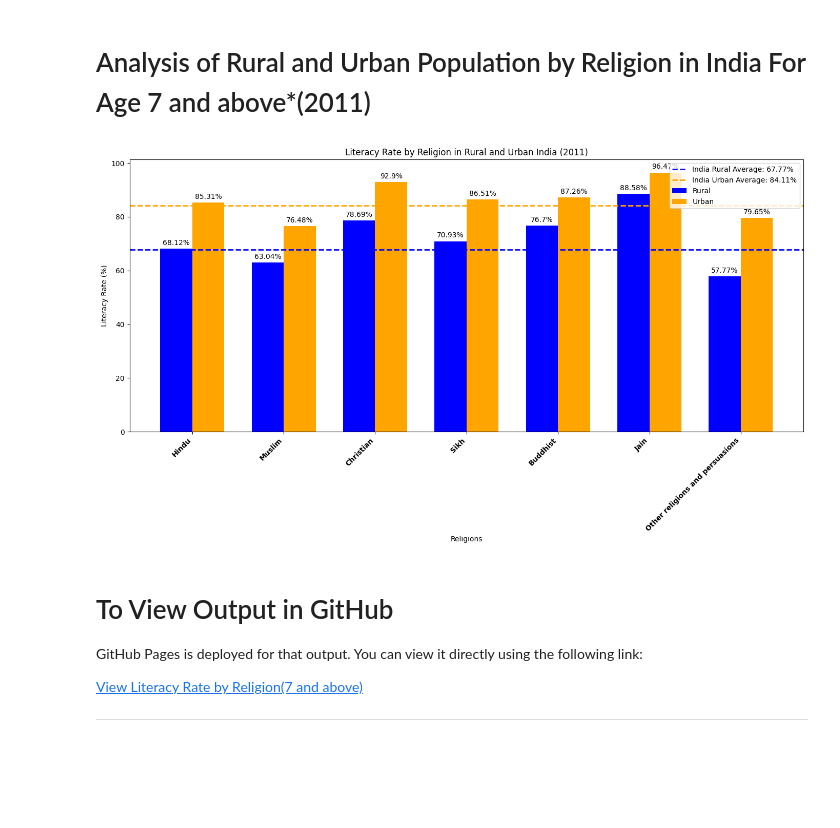
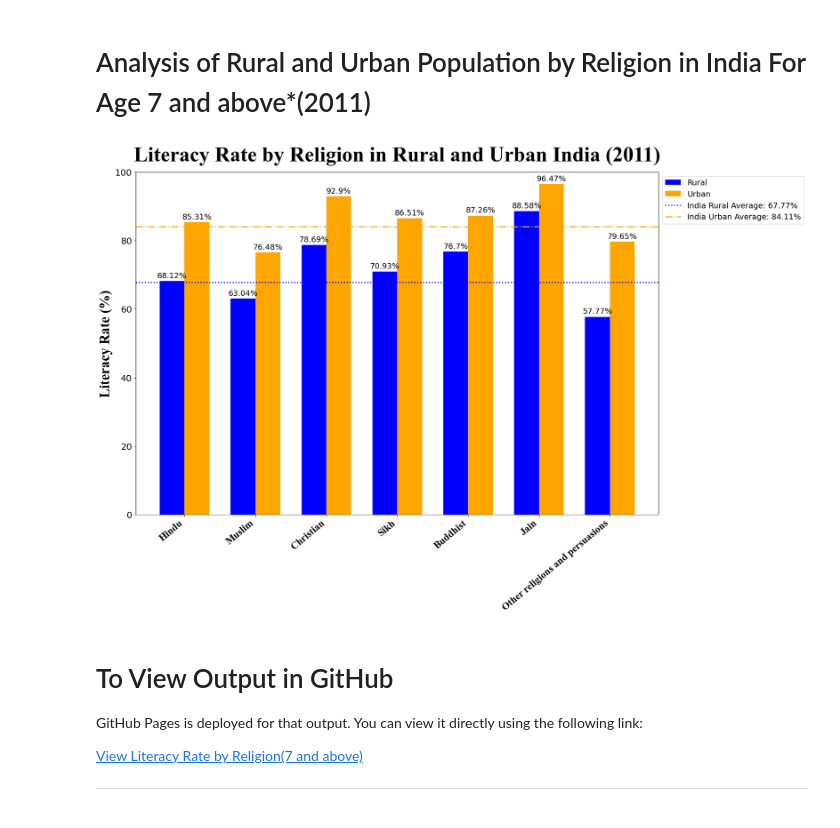
Before and after one commit to Shubham18024/Census_Analysis, a Jupyter notebook: Shubham18024/L0102_7+_final.ipynb, the cells around one changed output. Saved outputs shown, nothing was run; the diff lists cells and outputs as text; code cells hidden in the pictures; blank space fills up the shorter version.

```diff
--- a/Shubham18024/L0102_7+_final.ipynb
+++ b/Shubham18024/L0102_7+_final.ipynb
@@ -23,7 +23,7 @@ Below is the code to generate a grouped bar chart to visualize the `literacy rat
 # %%
 import pandas as pd
 import plotly.graph_objects as go
-df=pd.read_csv(r"C:\Users\saim\Just_one_for_all\Desktop\Excel\Rural&Urban_Rel_vs_Lit,_data_7+.csv")
+df=pd.read_csv(r"C:\Users\saim\Just_one_for_all\Desktop\temp\Census_Analysis\Shubham18024\Rural&Urban_Rel_vs_Lit,_data_7+.csv")
 df
 # %% [output]
 |  | State | State_code | T_P_India | L_P_India | L_R_India(in %) | T_P_Hindu | L_P_Hindu | L_R_Hindu(in %) | ... |
@@ -68,46 +68,55 @@ india_urban_lit_rate = float(df[df['State'] == 'India_Urban']['L_R_India(in %)']
 
 # Define the positions for the bars
 x = np.arange(len(religions))
 
 # Width of a bar
 width = 0.35
 
-fig, ax = plt.subplots(figsize=(14, 8))
+fig, ax = plt.subplots(figsize=(18, 12))
+
+# Add horizontal lines for average literacy rates
+india_rural_line = ax.axhline(y=india_rural_lit_rate, color='blue', linestyle=':', linewidth=2, label=f'India Rural Average: {india_rural_lit_rate}%')
+india_urban_line = ax.axhline(y=india_urban_lit_rate, color='orange', linestyle='-.', linewidth=2, label=f'India Urban Average: {india_urban_lit_rate}%')
 
 # Add bars for rural and urban literacy rates
 bars1 = ax.bar(x - width/2, rural_lit_rates, width, label='Rural', color='blue')
 bars2 = ax.bar(x + width/2, urban_lit_rates, width, label='Urban', color='orange')
 
-# Add horizontal lines for average literacy rates
-ax.axhline(y=india_rural_lit_rate, color='blue', linestyle='--', linewidth=2, label=f'India Rural Average: {india_rural_lit_rate}%')
-ax.axhline(y=india_urban_lit_rate, color='orange', linestyle='--', linewidth=2, label=f'India Urban Average: {india_urban_lit_rate}%')
+# Add some text for labels, title and custom x-axis tick labels, etc.
+ax.set_ylabel('Literacy Rate (%)', fontsize=25, fontweight='bold', fontname="Times New Roman")
+ax.set_title('Literacy Rate by Religion in Rural and Urban India (2011)', fontsize=38, fontweight='bold', fontname="Times New Roman", pad=20)
+ax.set_xticks(x)
+ax.set_xticklabels(religions, rotation=40, ha='right', fontsize=14, fontweight='bold', fontname="Times New Roman")
+ax.tick_params(axis='y', labelsize=16)
+ax.tick_params(axis='x', labelsize=18)
 
-# Add some text for labels, title and custom x-axis tick labels, etc.
-ax.set_xlabel('Religions')
-ax.set_ylabel('Literacy Rate (%)')
-ax.set_title('Literacy Rate by Religion in Rural and Urban India (2011)')
-ax.set_xticks(x)
-ax.set_xticklabels(religions, rotation=45, ha='right', fontweight='bold')
-ax.legend()
+# Adjust y-axis scale
+ax.set_ylim(0, 100)
+ax.set_yticks(np.arange(0, 101, 20))
+
+# Adjust legend to avoid overlap
+ax.legend([bars1, bars2, india_rural_line, india_urban_line],
+          ['Rural', 'Urban', f'India Rural Average: {india_rural_lit_rate}%', f'India Urban Average: {india_urban_lit_rate}%'],
+          loc="best", bbox_to_anchor=(1, 1), fontsize=14)
 
 # Attach a text label above each bar, displaying its height
 def autolabel(bars):
     for bar in bars:
         height = bar.get_height()
         ax.annotate(f'{height}%',
                     xy=(bar.get_x() + bar.get_width() / 2, height),
                     xytext=(0, 3),  # 3 points vertical offset
                     textcoords="offset points",
-                    ha='center', va='bottom')
+                    ha='center', va='bottom', fontsize=14)
 
 autolabel(bars1)
 autolabel(bars2)
 
 fig.tight_layout()
 
 plt.show()
 # %% [output]
-[figure, old version]
+[figure, new version]
 # %% [markdown]
 # To View Output in GitHub
 
```
